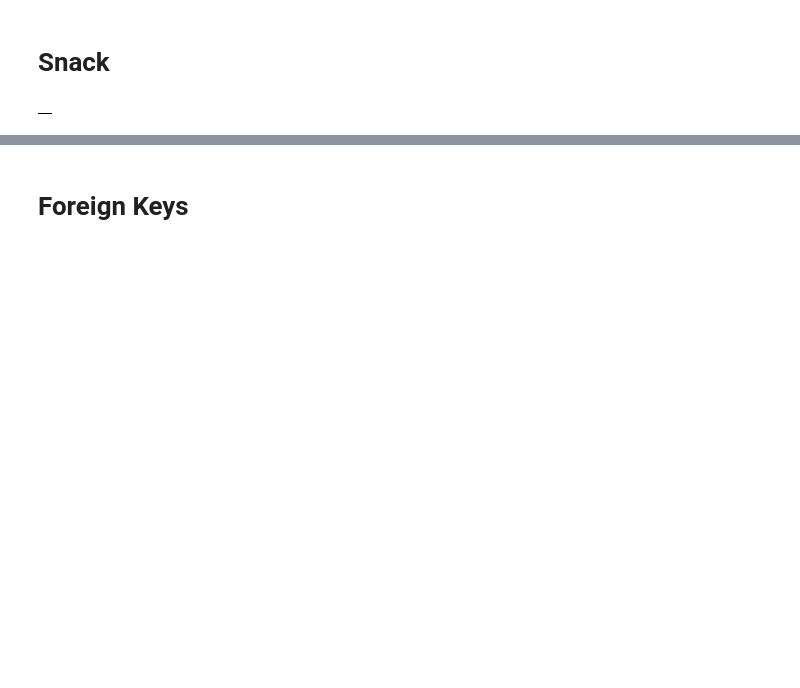
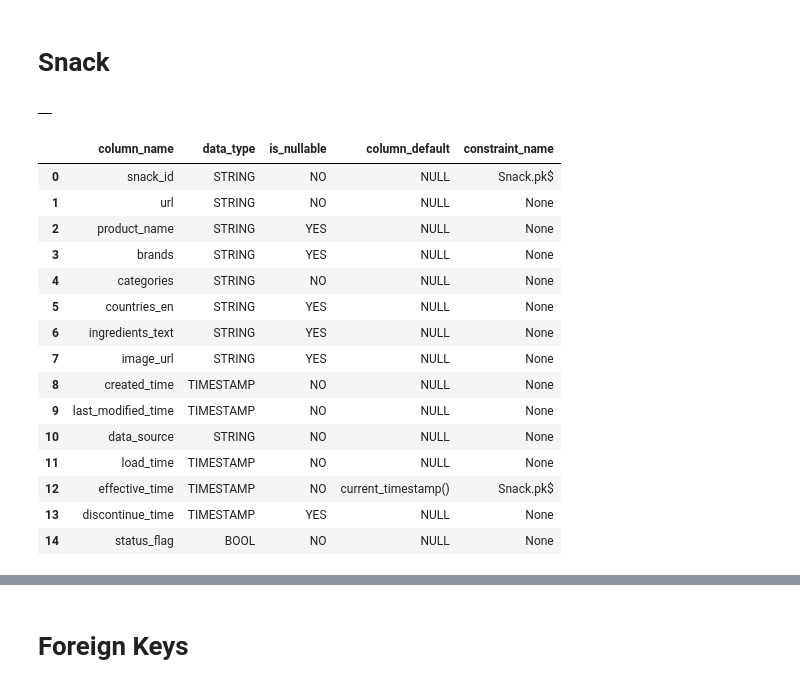
Before and after one commit to cs329e-spring2024/snippets, a Jupyter notebook: p4-csp-layer.ipynb, the cells around one changed output, grey strips where cells are left out. Drawn from its saved outputs; the diff is of its cells as text; code cells hidden in the pictures; blank space fills up the shorter version.

```diff
--- a/p4-csp-layer.ipynb
+++ b/p4-csp-layer.ipynb
@@ -206,4 +426,28 @@ create or replace table airline_csp.Snack
 # %% [output]
 |  |
+# %%
+%%bigquery
+select c.column_name, c.data_type, c.is_nullable, c.column_default, k.constraint_name
+from airline_csp.INFORMATION_SCHEMA.COLUMNS c left join airline_csp.INFORMATION_SCHEMA.KEY_COLUMN_USAGE k
+on c.table_name = k.table_name and c.column_name = k.column_name
+where c.table_name = 'Snack'
+order by c.ordinal_position;
+# %% [output]
+|  | column_name | data_type | is_nullable | column_default | constraint_name |
+| 0 | snack_id | STRING | NO | NULL | Snack.pk$ |
+| 1 | url | STRING | NO | NULL | None |
+| 2 | product_name | STRING | YES | NULL | None |
+| 3 | brands | STRING | YES | NULL | None |
+| 4 | categories | STRING | NO | NULL | None |
+| 5 | countries_en | STRING | YES | NULL | None |
+| 6 | ingredients_text | STRING | YES | NULL | None |
+| 7 | image_url | STRING | YES | NULL | None |
+| 8 | created_time | TIMESTAMP | NO | NULL | None |
+| 9 | last_modified_time | TIMESTAMP | NO | NULL | None |
+| 10 | data_source | STRING | NO | NULL | None |
+| 11 | load_time | TIMESTAMP | NO | NULL | None |
+| 12 | effective_time | TIMESTAMP | NO | current_timestamp() | Snack.pk$ |
+| 13 | discontinue_time | TIMESTAMP | YES | NULL | None |
+| 14 | status_flag | BOOL | NO | NULL | None |
 # %%
 %%bigquery
```
Also changed, not shown: parts of 33 cells of this notebook.
